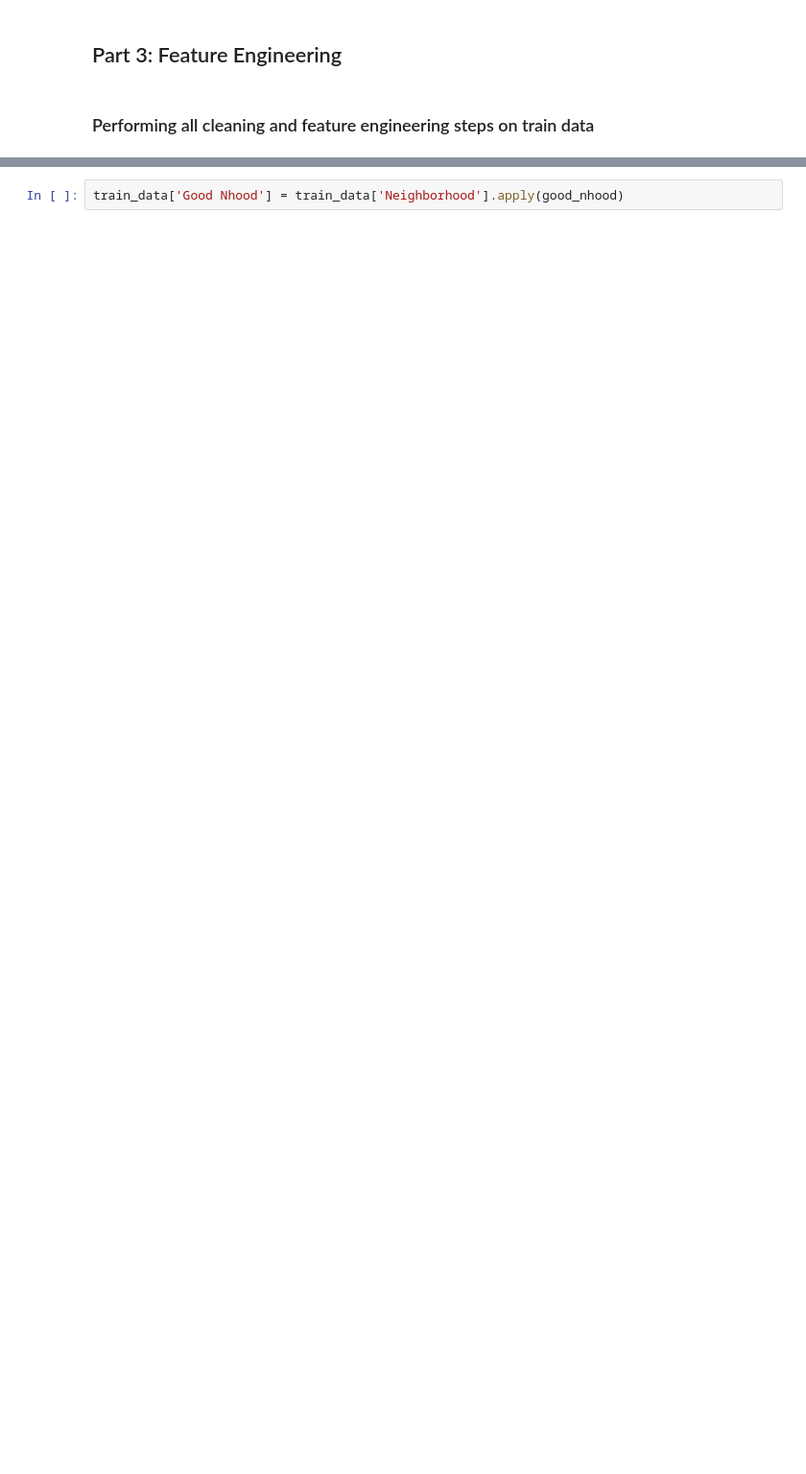
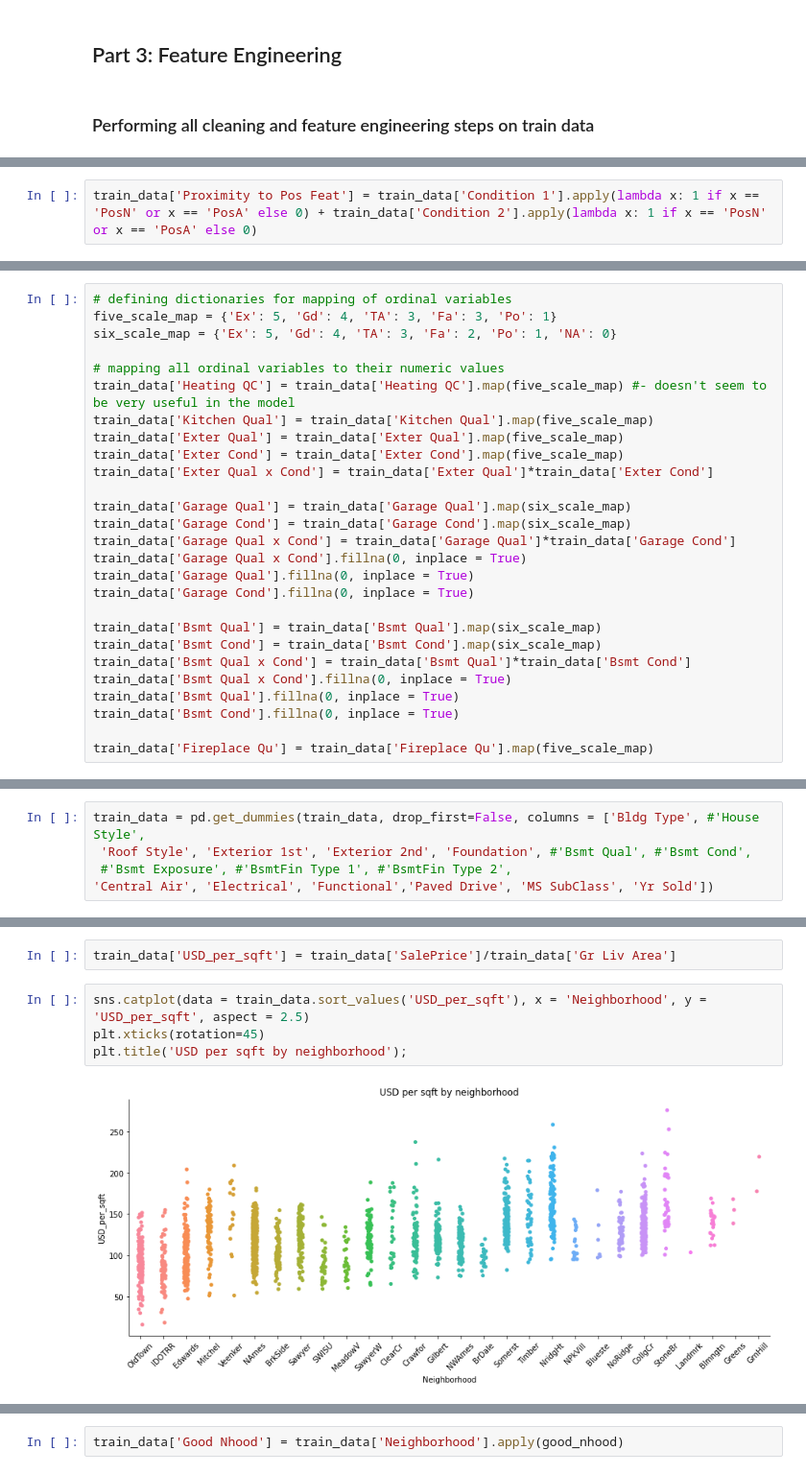
Before and after one commit to Marrrta/ames_ia, a Jupyter notebook: Project2_MartaLew.ipynb, the cells around one changed output, grey strips where cells are left out. Shown: that part at 96% size. Saved outputs shown, nothing was run; the diff lists cells and outputs as text; blank space fills up the shorter version.

```diff
--- a/Project2_MartaLew.ipynb
+++ b/Project2_MartaLew.ipynb
@@ -355,0 +259,2 @@ def good_nhood(neighborhood):
+# %%
+train_data['Proximity to Pos Feat'] = train_data['Condition 1'].apply(lambda x: 1 if x == 'PosN' or x == 'PosA' else 0) + train_data['Condition 2'].apply(lambda x: 1 if x == 'PosN' or x == 'PosA' else 0)
@@ -355,0 +269,27 @@ def good_nhood(neighborhood):
+# %%
+# defining dictionaries for mapping of ordinal variables
+five_scale_map = {'Ex': 5, 'Gd': 4, 'TA': 3, 'Fa': 3, 'Po': 1}
+six_scale_map = {'Ex': 5, 'Gd': 4, 'TA': 3, 'Fa': 2, 'Po': 1, 'NA': 0}
+
+# mapping all ordinal variables to their numeric values
+train_data['Heating QC'] = train_data['Heating QC'].map(five_scale_map) #- doesn't seem to be very useful in the model
+train_data['Kitchen Qual'] = train_data['Kitchen Qual'].map(five_scale_map)
+train_data['Exter Qual'] = train_data['Exter Qual'].map(five_scale_map)
+train_data['Exter Cond'] = train_data['Exter Cond'].map(five_scale_map)
+train_data['Exter Qual x Cond'] = train_data['Exter Qual']*train_data['Exter Cond']
+
+train_data['Garage Qual'] = train_data['Garage Qual'].map(six_scale_map)
+train_data['Garage Cond'] = train_data['Garage Cond'].map(six_scale_map)
+train_data['Garage Qual x Cond'] = train_data['Garage Qual']*train_data['Garage Cond']
+train_data['Garage Qual x Cond'].fillna(0, inplace = True)
+train_data['Garage Qual'].fillna(0, inplace = True)
+train_data['Garage Cond'].fillna(0, inplace = True)
+
+train_data['Bsmt Qual'] = train_data['Bsmt Qual'].map(six_scale_map)
+train_data['Bsmt Cond'] = train_data['Bsmt Cond'].map(six_scale_map)
+train_data['Bsmt Qual x Cond'] = train_data['Bsmt Qual']*train_data['Bsmt Cond']
+train_data['Bsmt Qual x Cond'].fillna(0, inplace = True)
+train_data['Bsmt Qual'].fillna(0, inplace = True)
+train_data['Bsmt Cond'].fillna(0, inplace = True)
+
+train_data['Fireplace Qu'] = train_data['Fireplace Qu'].map(five_scale_map)
@@ -355,0 +316,5 @@ def good_nhood(neighborhood):
+# %%
+train_data = pd.get_dummies(train_data, drop_first=False, columns = ['Bldg Type', #'House Style',
+ 'Roof Style', 'Exterior 1st', 'Exterior 2nd', 'Foundation', #'Bsmt Qual', #'Bsmt Cond',
+ #'Bsmt Exposure', #'BsmtFin Type 1', #'BsmtFin Type 2',
+'Central Air', 'Electrical', 'Functional','Paved Drive', 'MS SubClass', 'Yr Sold'])
@@ -355,0 +323,8 @@ def good_nhood(neighborhood):
+# %%
+train_data['USD_per_sqft'] = train_data['SalePrice']/train_data['Gr Liv Area']
+# %%
+sns.catplot(data = train_data.sort_values('USD_per_sqft'), x = 'Neighborhood', y = 'USD_per_sqft', aspect = 2.5)
+plt.xticks(rotation=45)
+plt.title('USD per sqft by neighborhood');
+# %% [output]
+[figure, added]
```
Also changed, not shown: parts of 211 cells of this notebook.
